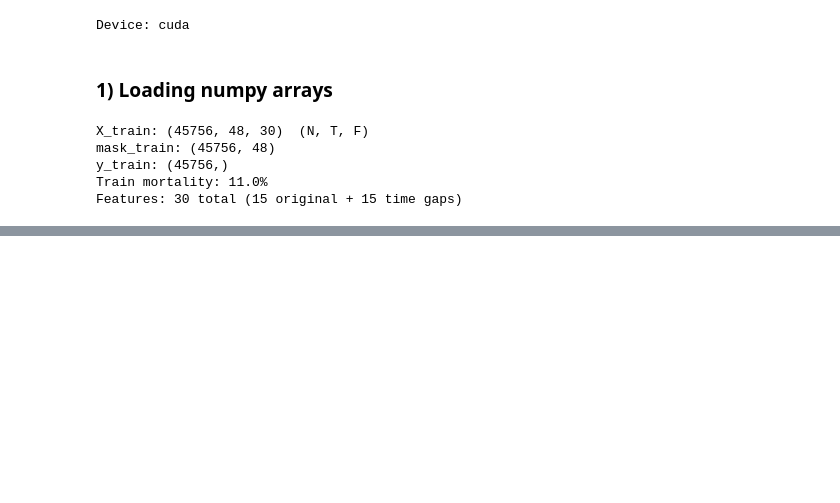
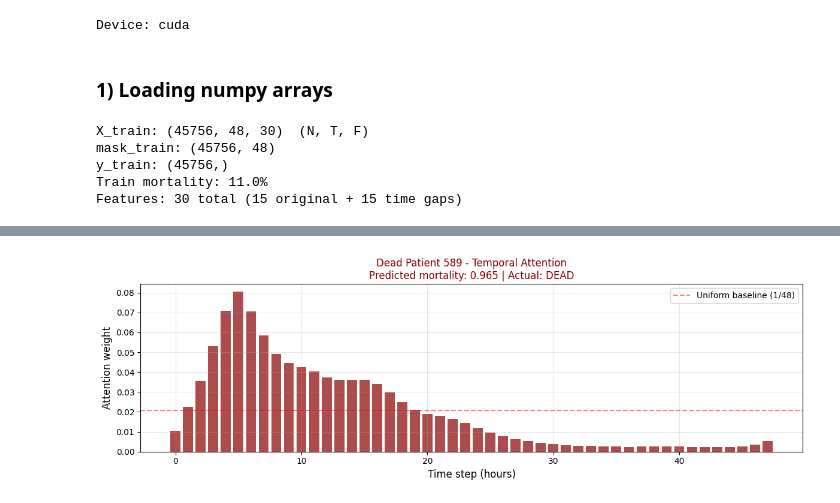
Before and after one commit to AkshatGupte/Research_Temporal_Mechanisms, a Jupyter notebook: Model_GPT.ipynb, the cells around one changed output, grey strips where cells are left out. Cells and saved outputs as stored; diff of their text form; code cells hidden in the pictures; blank space fills up the shorter version.

Commit message:
Restructure repo: move selected scripts into Scripts folder and update tracked notebooks

```diff
--- a/Model_GPT.ipynb
+++ b/Model_GPT.ipynb
@@ -381,0 +308,13 @@ TEST SET RESULTS
+# %%
+from Scripts.train_coi import train_coi
+
+model = train_coi(
+    model=model,
+    train_loader=train_loader,
+    val_loader=val_loader,
+    device=DEVICE,
+    epochs=50,
+    lr=1e-4,
+    patience=10,
+    pos_weight=pos_weight  # Use corrected pos_weight
+)
@@ -381,0 +373,84 @@ TEST SET RESULTS
+# %%
+import matplotlib.pyplot as plt
+import numpy as np
+import torch
+
+def visualize_dead_patient_attention(model, test_loader, device, patient_idx=None):
+    """
+    Visualize temporal attention for a random dead patient (y_true = 1).
+
+    Args:
+        model: Trained ChainOfInfluence model
+        test_loader: DataLoader for test set
+        device: torch device
+        patient_idx: Optional specific patient index (None = random dead patient)
+    """
+    model.eval()
+
+    # Collect all dead patients first
+    dead_patients = []
+    dead_labels = []
+    dead_probs = []
+
+    with torch.no_grad():
+        for X_b, mask_b, y_b in test_loader:
+            X_b = X_b.to(device)
+            mask_b = mask_b.to(device)
+
+            logits, info = model(X_b, mask=mask_b, return_attentions=True)
+            probs = torch.sigmoid(logits).cpu().numpy()
+            y_np = y_b.cpu().numpy()
+            alpha = info['alpha'].squeeze(-1).cpu().numpy()  # (B, T)
+
+            # Find dead patients in this batch (y_true == 1)
+            dead_indices = np.where(y_np == 1)[0]
+            for idx in dead_indices:
+                dead_patients.append(alpha[idx])
+                dead_labels.append(y_np[idx])
+                dead_probs.append(probs[idx])
+
+    if len(dead_patients) == 0:
+        print("No dead patients found in test set!")
+        return None, None, None
+
+    # Select patient
+    if patient_idx is None or patient_idx >= len(dead_patients):
+        patient_idx = np.random.randint(0, len(dead_patients))
+        print(f"Randomly selected dead patient #{patient_idx} of {len(dead_patients)} total dead patients")
+
+    alpha = dead_patients[patient_idx]
+    y_true = dead_labels[patient_idx]
+    prob = dead_probs[patient_idx]
+
+    # Normalize attention to sum to 1
+    alpha_norm = alpha / alpha.sum()
+
+    # Plot
+    plt.figure(figsize=(12, 4))
+    plt.bar(range(len(alpha_norm)), alpha_norm, width=0.8, color='darkred', alpha=0.7)
+    plt.xlabel('Time step (hours)', fontsize=12)
+    plt.ylabel('Attention weight', fontsize=12)
+    plt.title(f'Dead Patient {patient_idx} - Temporal Attention\n'
+              f'Predicted mortality: {prob:.3f} | Actual: DEAD',
+              fontsize=12, color='darkred')
+    plt.axhline(y=1/len(alpha_norm), color='red', linestyle='--', alpha=0.5,
+                label=f'Uniform baseline (1/{len(alpha_norm)})')
+    plt.legend()
+    plt.grid(True, alpha=0.3)
+    plt.tight_layout()
+    plt.show()
+
+    # Print stats
+    peak_t = np.argmax(alpha_norm)
+    print(f"\nDead Patient {patient_idx}:")
+    print(f"  True label: DEAD")
+    print(f"  Predicted probability: {prob:.4f}")
+    print(f"  Peak attention at time step {peak_t}: {alpha_norm[peak_t]:.4f}")
+    print(f"  Attention entropy: {-np.sum(alpha_norm * np.log(alpha_norm+1e-10)):.4f}")
+    print(f"  Max / uniform ratio: {alpha_norm[peak_t] / (1/len(alpha_norm)):.2f}x")
+
+    return alpha_norm, prob, y_true
+
+# Run for a random dead patient
+attention_weights, pred_prob, true_label = visualize_dead_patient_attention(model, test_loader, DEVICE)
+# %% [output]
@@ -381,0 +458 @@ TEST SET RESULTS
+[figure, added]
```
Also changed, not shown: parts of 33 cells of this notebook, 13 other files.
